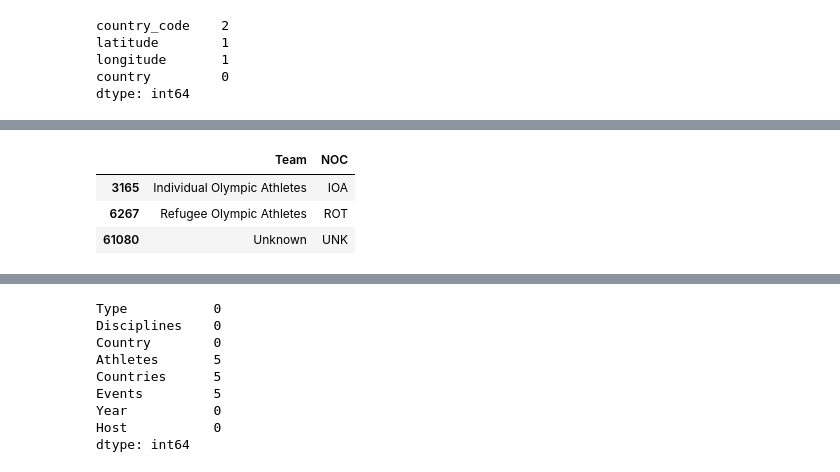
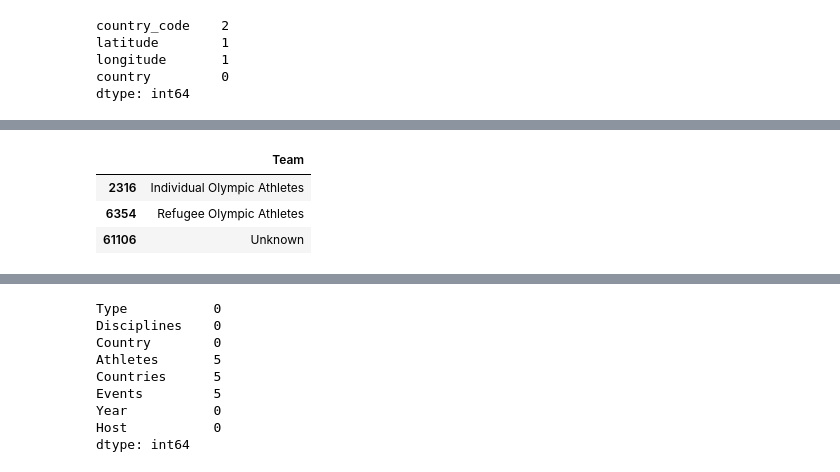
Before and after one commit to EJones621/Olympic_Analysis, a Jupyter notebook: Notebooks/Cleaning/cleaning.ipynb, the cells around one changed output, grey strips where cells are left out. Saved outputs shown, nothing was run; the diff lists cells and outputs as text; code cells hidden in the pictures.

```diff
--- a/Notebooks/Cleaning/cleaning.ipynb
+++ b/Notebooks/Cleaning/cleaning.ipynb
@@ -220,0 +323,3 @@ olympic_data_df.rename(columns = {'region': 'Team'}, inplace = True)
+# %%
+# Renaming columns
+olympic_data_df.rename(columns = {'F': 'Females', 'M': 'Males'}, inplace = True)
@@ -226,7 +341,7 @@ array([nan, 'Gold', 'Bronze', 'Silver'], dtype=object)
 # %%
 # Replace rows with 'NaN' for medal with 'DNW' (Did not win). This way, these rows won't be dropped if use the 'dropna'
 # function later. Even though those athletes didn't win a medal, the more data to train on, the better.
-olympic_data_df.fillna('DNW', inplace=True)
+olympic_data_df['Medal'].fillna('DNW', inplace=True)
 # %%
 # Return first 5 rows of olympic_data_df
 olympic_data_df.head()
@@ -239,0 +372,3 @@ olympic_data_df.head()
+# %%
+# Fill 'NaN' with zeros
+olympic_data_df = olympic_data_df.fillna(0)
@@ -298,14 +450,11 @@ olympic_coordinate_df.head()
-# %%
-# Change column names
-olympic_coordinate_df.rename(columns = {'City': 'Host City'}, inplace = True)
 # %%
 # Checking 'NaN' 'country' after the merge
-olympic_coordinate_df.loc[olympic_coordinate_df['country'].isnull(),['Team', 'NOC']].drop_duplicates()
+olympic_coordinate_df.loc[olympic_coordinate_df['country'].isnull(),['Team']].drop_duplicates()
 # %% [output]
-|  | Team | NOC |
-| 3165 | Individual Olympic Athletes | IOA |
-| 6267 | Refugee Olympic Athletes | ROT |
-| 61080 | Unknown | UNK |
+|  | Team |
+| 2316 | Individual Olympic Athletes |
+| 6354 | Refugee Olympic Athletes |
+| 61106 | Unknown |
 # %%
 # Dropping uneccessary columns
 olympic_coordinate_df.drop(['country_code', 'country'], axis=1, inplace=True)
```
Also changed, not shown: parts of 114 cells of this notebook.
